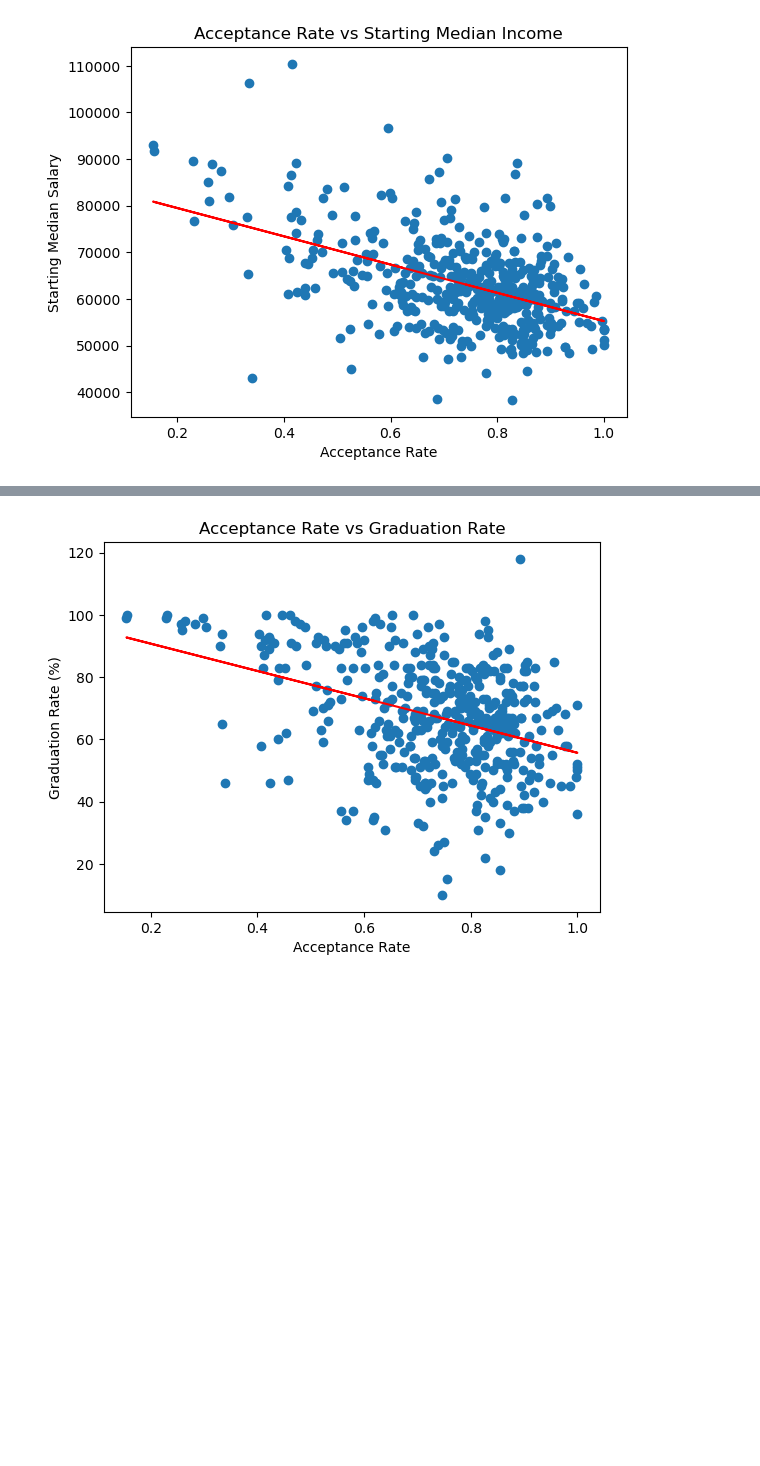
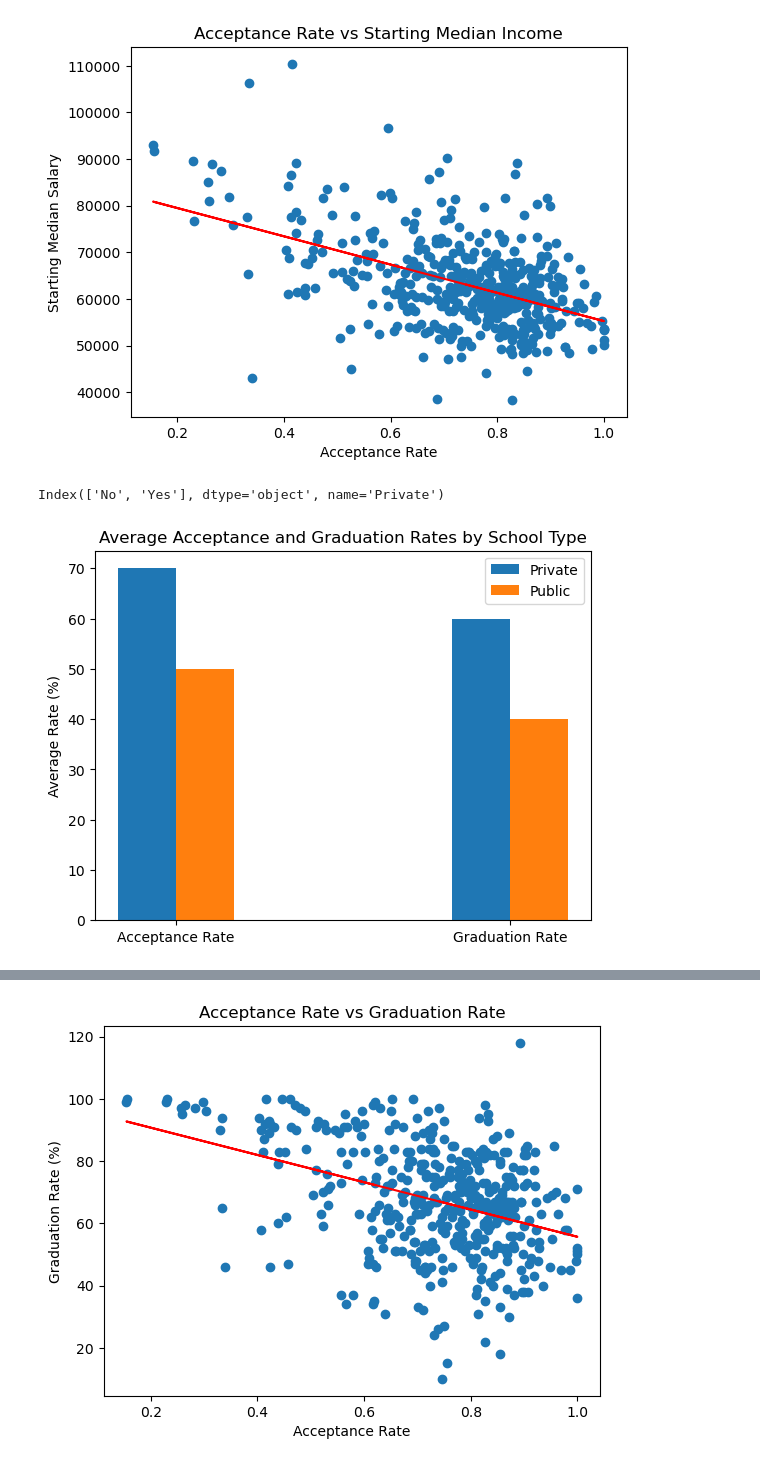
Before and after one commit to sWeeks99/Education_Trends_and_Opportunities, a Jupyter notebook: gulsens_analysis/gulsens_analysis.ipynb, the cells around one changed output, grey strips where cells are left out. Saved outputs shown, nothing was run; the diff lists cells and outputs as text; code cells hidden in the pictures; blank space fills up the shorter version.

```diff
--- a/gulsens_analysis/gulsens_analysis.ipynb
+++ b/gulsens_analysis/gulsens_analysis.ipynb
@@ -228,0 +269,29 @@ plt.show()
+# %%
+college_means_df_rounded
+unique_labels = college_means_df_rounded.index.unique()
+print(unique_labels)
+# %% [output]
+Index(['No', 'Yes'], dtype='object', name='Private')
+# %%
+private_means = [70, 60]  # Average Acceptance Rate and Average Graduation Rate for private
+public_means = [50, 40]   # Average Acceptance Rate and Average Graduation Rate for public
+
+ind = np.arange(2)
+width = 0.35
+
+fig, ax = plt.subplots()
+
+bar_width = 0.35
+
+bar1 = ax.bar(ind - bar_width/4, private_means, bar_width/2, label='Private')
+bar2 = ax.bar(ind + bar_width/4, public_means, bar_width/2, label='Public')
+
+ax.set_ylabel('Average Rate (%)')
+ax.set_title('Average Acceptance and Graduation Rates by School Type')
+ax.set_xticks(ind)
+ax.set_xticklabels(['Acceptance Rate', 'Graduation Rate'])
+ax.legend()
+
+plt.show()
+# %% [output]
+[figure, added]
```
Also changed, not shown: parts of 4 cells of this notebook.
